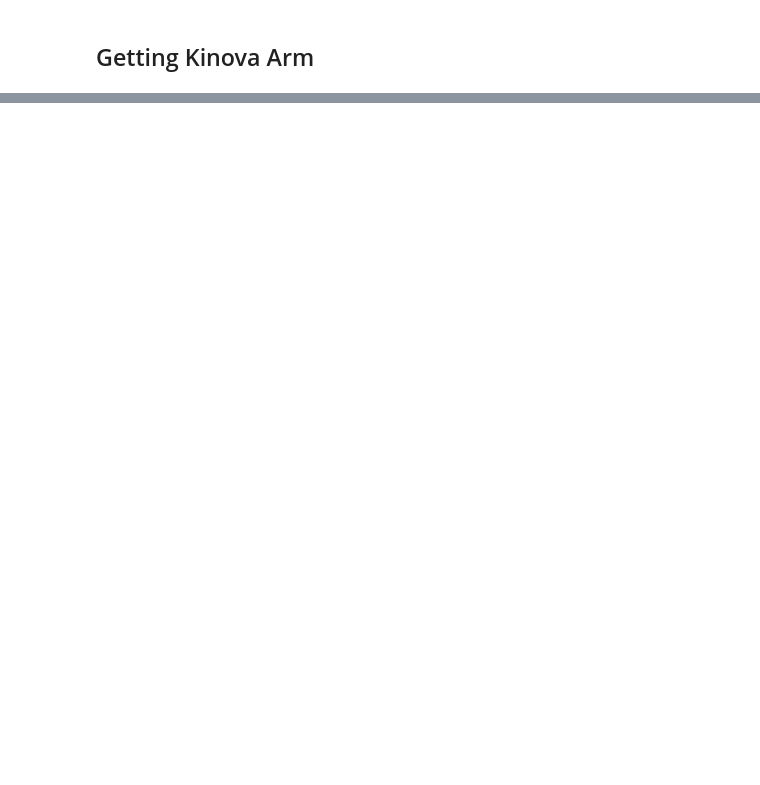
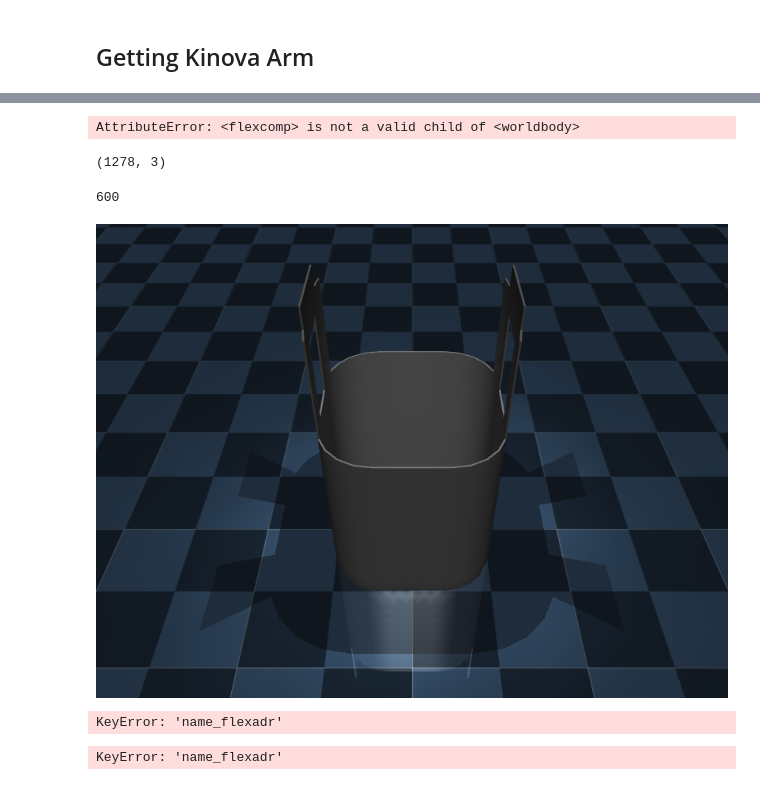
Before and after one commit to vignesh-anand/robot-collab-v2, a Jupyter notebook: testing_pyMJCF.ipynb, the cells around one changed output, grey strips where cells are left out. Saved outputs shown, nothing was run; the diff lists cells and outputs as text; code cells hidden in the pictures; blank space fills up the shorter version.

```diff
--- a/testing_pyMJCF.ipynb
+++ b/testing_pyMJCF.ipynb
@@ -2180,0 +3033,20 @@ img
+# %%
+    # <!-- Shirt -->
+    # <flexcomp name="shirt_flex" type="mesh" radius="0.01" dim="2" pos="0 0 2"
+    #   file="shirt_lowpoly_tetra_again.obj">
+    #   <contact solref="0.003" selfcollide="none" />
+    #   <edge equality="true" damping="0.1" />
+    #   <plugin plugin="mujoco.elasticity.shell">
+    #     <config key="poisson" value="0" />
+    #     <config key="thickness" value="8e-3" />
+    #     <config key="young" value="3e5" />
+    #   </plugin>
+    # </flexcomp>
+
+## Add extension to model options
+
+
+flexcomp_model = leafrake.model.worldbody.add('flexcomp', name="bag", type="mesh", radius="0.01",
+                             dim="2", pos="0 0 2", file="rocobench/envs/assets/objects/meshes/bag0_0.obj")
+# %% [output]
+AttributeError: <flexcomp> is not a valid child of <worldbody>
@@ -2180,0 +3108,30 @@ img
+# %%
+
+import mujoco.renderer
+
+bag_data = mujoco.MjData(bag_model)
+renderer = mujoco.renderer.Renderer(bag_model, height=600, width=800)
+# %%
+bag_data.xpos.shape
+# %% [output]
+(1278, 3)
+# %%
+
+
+print(renderer.height)
+
+mujoco.mj_forward(bag_model, bag_data)
+renderer.update_scene(bag_data)
+
+PIL.Image.fromarray(renderer.render())
+# %% [output]
+600
+[figure, added]
+# %%
+bag_physics = dm_mujoco.Physics.from_xml_string(bag_xml)
+# %% [output]
+KeyError: 'name_flexadr'
+# %%
+bag_physics = mjcf.Physics.from_xml_string(bag_xml)
+# %% [output]
+KeyError: 'name_flexadr'
```
Also changed, not shown: parts of 100 cells of this notebook, 16 other files.
